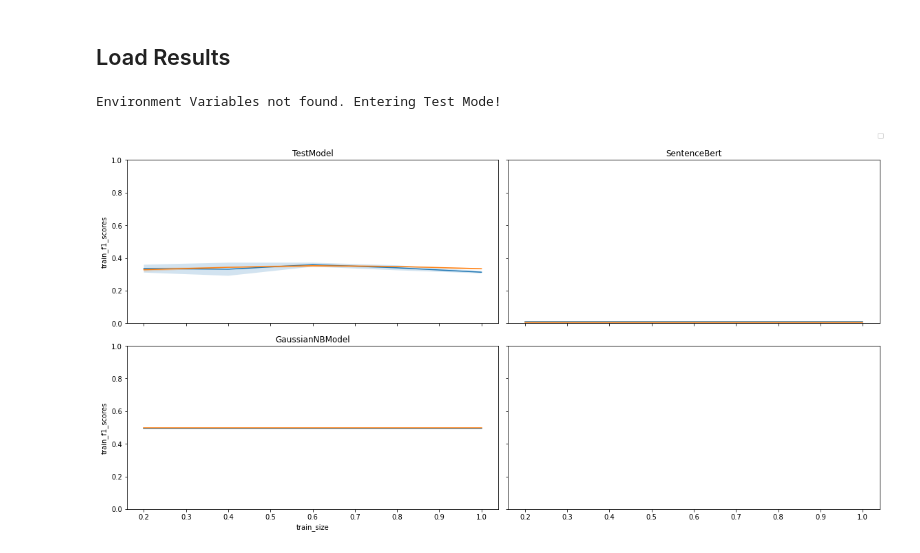
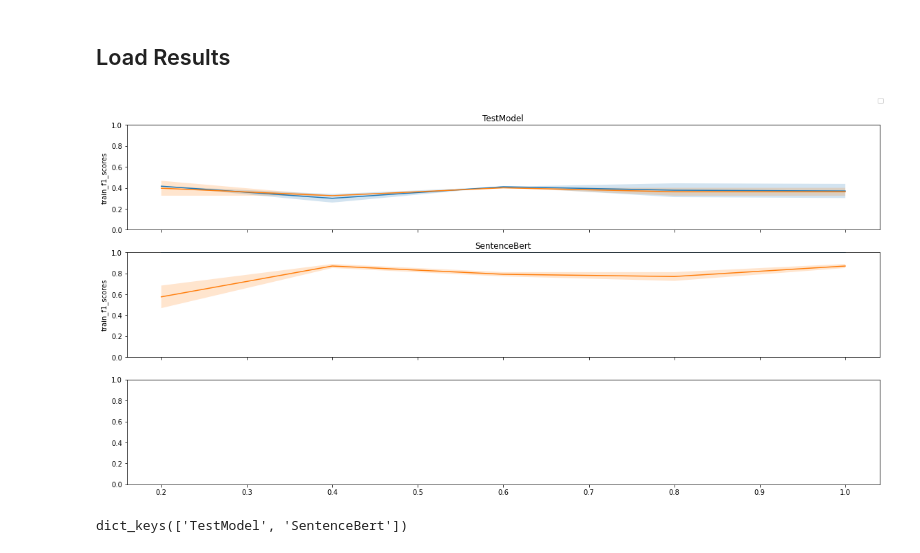
Before and after one commit to DaSKITA/tiltify, a Jupyter notebook: experiments/IWPE/learning_curves.ipynb, the cells around one changed output. Saved outputs shown, nothing was run; the diff lists cells and outputs as text; code cells hidden in the pictures.

```diff
--- a/experiments/IWPE/learning_curves.ipynb
+++ b/experiments/IWPE/learning_curves.ipynb
@@ -11,55 +11,46 @@ We perform a 0.33 split between training and testdata
 ## Load Results
 # %%
 import os
-from tiltify.config import Path
+#from tiltify.config import Path
 from glob import glob
 import json
 
-iwpe_dir = os.path.join(Path.root_path, "experiments/IWPE/training")
+iwpe_dir = "/home/ubuntu/repos/tiltify/experiments/IWPE/training" # os.path.join(Path.root_path, "experiments/IWPE/training")
 results_per_model = {}
 for results_path in glob(os.path.join(iwpe_dir, "*/results.json")):
     model_name = results_path.split("/")[-2]
     with open(results_path, "r") as f:
         results = json.load(f)
     results_per_model[model_name] = results
-# %% [output]
-Environment Variables not found. Entering Test Mode!
 # %%
 import seaborn as sns
 import matplotlib.pyplot as plt
 from utils import create_learning_df
 
 
 
-fig, ax = plt.subplots(2, 2, sharex="col", sharey="row")
+fig, ax = plt.subplots(3, sharex="col", sharey="row")
 fig.set_size_inches(16, 8)
+i = 0
+for model_name, results in results_per_model.items():
 
-k = 0
-i = 0
-j = 0
-for model_name, results in results_per_model.items():
-    if k >= 2:
-        i = 1
-    else:
-        i = 0
-    if k in [1, 3]:
-        j = 1
-    else:
-        j = 0
-
-    learning_df = create_learning_df(results, type_of_results="classify_metrics")
+    learning_df = create_learning_df(results, type_of_results="5_k_rank_metrics")
     plot_idx = learning_df["train_size"]
-    ax[i, j].set_ylim([0, 1])
-    sns.lineplot(data=learning_df, x=plot_idx, y="train_f1_scores", ax=ax[i,j])
-    sns.lineplot(data=learning_df, x=plot_idx, y="test_f1_scores", ax=ax[i,j])
-    ax[i, j].fill_between(plot_idx, learning_df["min_train_f1_scores"], learning_df["max_train_f1_scores"], alpha=.2)
-    ax[i, j].fill_between(plot_idx, learning_df["min_test_f1_scores"], learning_df["max_test_f1_scores"], alpha=.2)
-    ax[i, j].set_title(model_name)
-    k += 1
+    ax[i].set_ylim([0, 1])
+    sns.lineplot(data=learning_df, x=plot_idx, y="train_f1_scores", ax=ax[i])
+    sns.lineplot(data=learning_df, x=plot_idx, y="test_f1_scores", ax=ax[i])
+    ax[i].fill_between(plot_idx, learning_df["min_train_f1_scores"], learning_df["max_train_f1_scores"], alpha=.2)
+    ax[i].fill_between(plot_idx, learning_df["min_test_f1_scores"], learning_df["max_test_f1_scores"], alpha=.2)
+    ax[i].set_title(model_name)
+    i+=1
 
 lines_labels = [single_ax.get_legend_handles_labels() for single_ax in fig.axes]
 lines, labels = [sum(lol, []) for lol in zip(*lines_labels)]
 fig.legend(lines, sorted(set(labels)), loc="lower right", ncol=2, bbox_to_anchor=(1,1), bbox_transform=plt.gcf().transFigure)
 plt.tight_layout()
 # %% [output]
-[figure, old version]
+[figure, new version]
+# %%
+results_per_model.keys()
+# %% [output]
+dict_keys(['TestModel', 'SentenceBert'])
```
